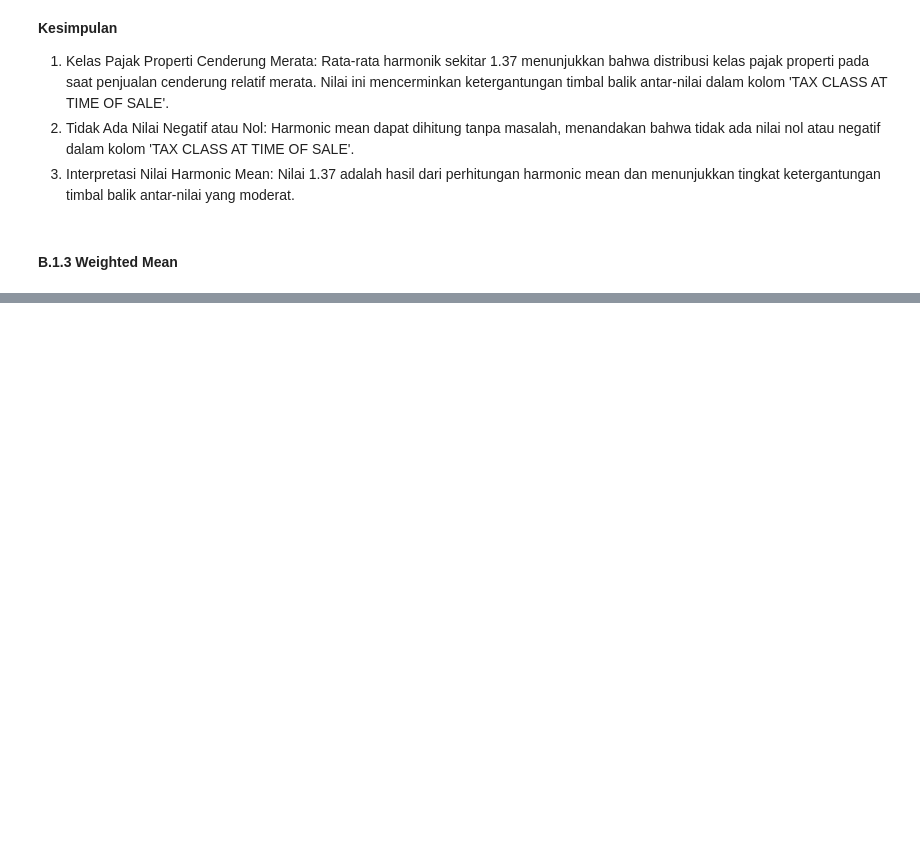
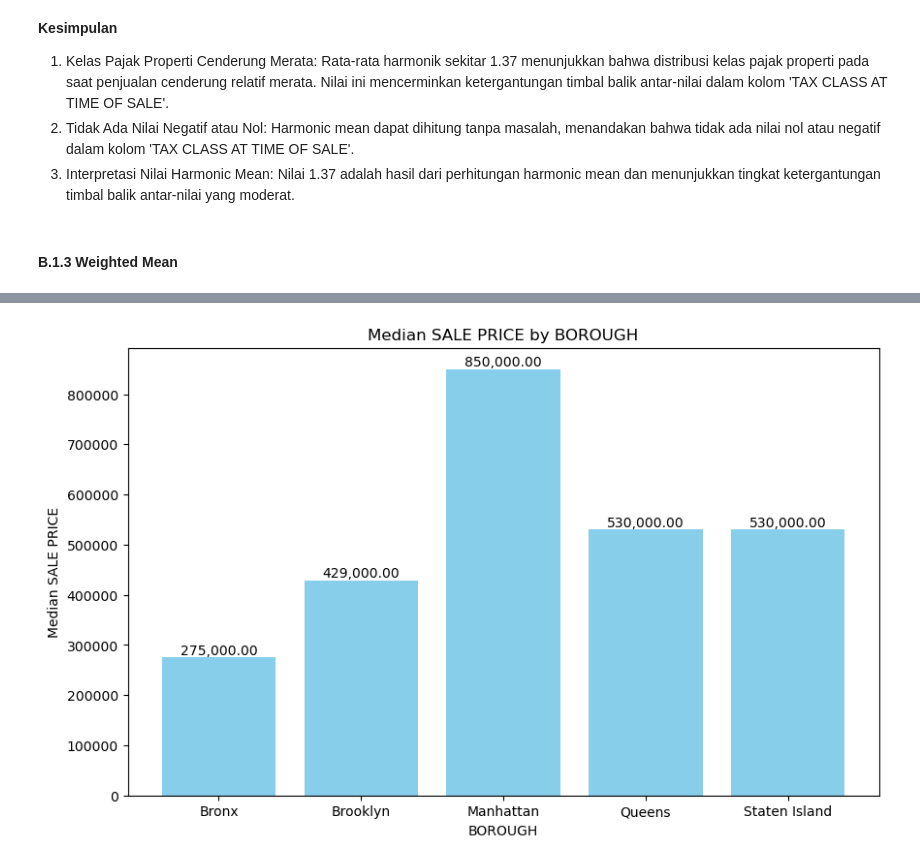
Before and after one commit to Dini274/assign2, a Jupyter notebook: PYTN_Assgn_2_5_Dini Aryani(2).ipynb, the cells around one changed output, grey strips where cells are left out. Drawn from its saved outputs; the diff is of its cells as text; code cells hidden in the pictures; blank space fills up the shorter version.

```diff
--- a/PYTN_Assgn_2_5_Dini Aryani(2).ipynb
+++ b/PYTN_Assgn_2_5_Dini Aryani(2).ipynb
@@ -341,0 +378,5 @@ Harmonic Mean of TAX CLASS AT TIME OF SALE: 1.37
+# %%
+# Menghitung median SALE PRICE untuk setiap nilai di kolom BOROUGH
+median_price_borough = df.groupby('BOROUGH')['SALE PRICE'].median()
+median_price_borough = median_price_borough.reset_index()  # Mengembalikan indeks untuk memastikan 'BOROUGH' tetap ada di kolom
+median_price_borough.sort_values(by='SALE PRICE', ascending=False)
@@ -341,0 +390,20 @@ Harmonic Mean of TAX CLASS AT TIME OF SALE: 1.37
+# %%
+boroughs = median_price_borough['BOROUGH']
+sale_prices = median_price_borough['SALE PRICE']
+
+# Membuat plot
+fig, ax = plt.subplots(figsize=(10, 6))
+bars = ax.bar(boroughs, sale_prices, color='skyblue')
+
+# Anotasi nilai di atas batang
+for bar in bars:
+    yval = bar.get_height()
+    plt.text(bar.get_x() + bar.get_width()/2, yval, f'{yval:,.2f}', ha='center', va='bottom', rotation=0, color='black')
+
+plt.title("Median SALE PRICE by BOROUGH")
+plt.xlabel("BOROUGH")
+plt.ylabel("Median SALE PRICE")
+
+plt.show()
+# %% [output]
+[figure, added]
```
Also changed, not shown: parts of 8 cells of this notebook.
